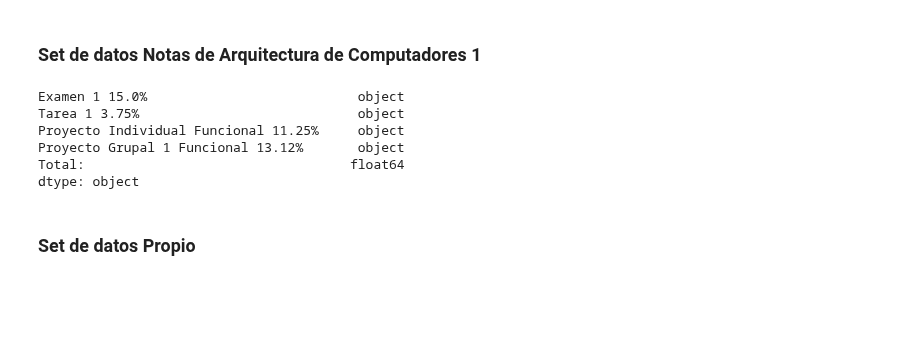
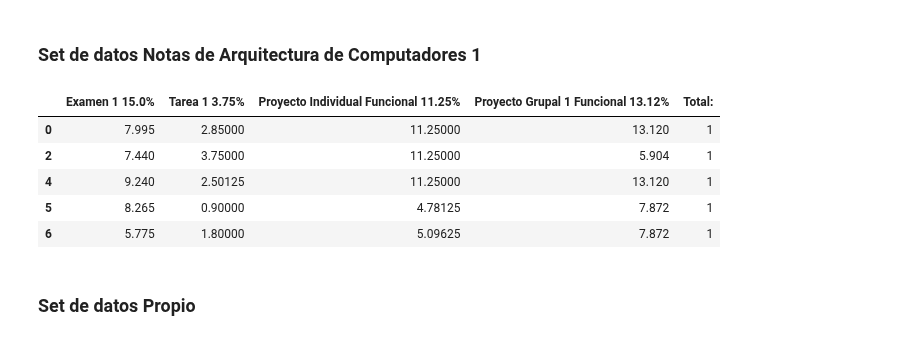
Before and after one commit to JulianCamacho/CE-5506-Reconocimiento-de-Patrones, a Jupyter notebook: Proyecto1/Proyecto1.ipynb, the cells around one changed output. Drawn from its saved outputs; the diff is of its cells as text; code cells hidden in the pictures; blank space fills up the shorter version.

```diff
--- a/Proyecto1/Proyecto1.ipynb
+++ b/Proyecto1/Proyecto1.ipynb
@@ -143,47 +143,60 @@ data_arquiI_2022_s1 = pd.read_csv("2022-s1.csv", delimiter=';')
 data_arquiI_2022_s2 = pd.read_csv("2022-s2.csv", delimiter=';')
 
 #=======  Feature Engineering  =======#
 
+# Feature Selection
 # Conservar solo features que se toman en cuenta de cada archivo
 data_arquiI_2021_s1 = data_arquiI_2021_s1.loc[:, ['Examen 1 15.0%', 'Tarea 1 3.75%',
        'Proyecto Individual Funcional 11.25%','Proyecto Grupal 1 Funcional 13.12%', 'Total: ']]
 data_arquiI_2021_s2 = data_arquiI_2021_s2.loc[:, ['Examen 1 15.0%', 'Tarea 1',
        'Proyecto Individual Funcional 11.25%','Proyecto Grupal 1 Funcional 13.12%', 'Total: ']]
 data_arquiI_2022_s1 = data_arquiI_2022_s1.loc[:, ['Examen parcial 1 15%', 'Tarea 1 evaluación 3.75%',
        'Proyecto Individual Funcional 11.25%','Proyecto Grupal 1 Funcional 13.12%', 'Total: ']]
 data_arquiI_2022_s2 = data_arquiI_2022_s2.loc[:, ['Examen parcial 1 15%', 'Tarea 1 3.75%',
        'Proyecto Individual Funcional 11.25%','Proyecto Grupal 1 Func Eval 13.12%', 'Total: ']]
 
-#Renombrar columnas para combinarlas
+# Renombrar columnas para combinarlas
 data_arquiI_2021_s1 = data_arquiI_2021_s1.rename(columns={'Examen parcial 1 15%': 'Examen 1 15.0%'})
 data_arquiI_2021_s2 = data_arquiI_2021_s2.rename(columns={'Tarea 1': 'Tarea 1 3.75%'})
 data_arquiI_2022_s1 = data_arquiI_2022_s1.rename(columns={'Examen parcial 1 15%': 'Examen 1 15.0%',
                             'Tarea 1 evaluación 3.75%': 'Tarea 1 3.75%'})
 data_arquiI_2022_s2 = data_arquiI_2022_s2.rename(columns={'Examen parcial 1 15%': 'Examen 1 15.0%',
                             'Proyecto Grupal 1 Func Eval 13.12%': 'Proyecto Grupal 1 Funcional 13.12%'})
 
-#Combinar todos los datos en un solo set
+# Combinar todos los datos en un solo set
 data_arquiI_combined = pd.concat([data_arquiI_2021_s1, data_arquiI_2021_s2,
                                   data_arquiI_2022_s1, data_arquiI_2022_s2],
                                   axis=0, ignore_index=True)
-#data_arquiI_combined.columns
-#data_arquiI_combined['Examen 1 15.0%'] = data_arquiI_combined['Examen 1 15.0%'].astype('float64')
-data_arquiI_combined = data_arquiI_combined.infer_objects()
-data_arquiI_combined.dtypes
+
+# Reemplazar espacios en blanco con NaN
+data_arquiI_combined = data_arquiI_combined.replace(' ', np.nan)
+# Eliminar filas que contengan al menos un NaN
+data_arquiI_combined = data_arquiI_combined.dropna()
+# Castear tipos de string a float
+data_arquiI_combined = data_arquiI_combined.astype('float64')
+
+
 # Convertir la calidad en un problema de clasificación binaria
-#data_arquiI_combined['Total: '] = np.where(data['Total: '] >= 67.5, 1, 0)
+data_arquiI_combined['Total: '] = np.where(data_arquiI_combined['Total: '] >= 67.5, 1, 0)
 
-#print(data['quality'])
+# Ajustar
+data_arquiI_combined['Examen 1 15.0%'] = data_arquiI_combined['Examen 1 15.0%']*0.15
+data_arquiI_combined['Tarea 1 3.75%'] = data_arquiI_combined['Tarea 1 3.75%']*0.0375
+data_arquiI_combined['Proyecto Individual Funcional 11.25%'] = data_arquiI_combined['Proyecto Individual Funcional 11.25%']*0.1125
+data_arquiI_combined['Proyecto Grupal 1 Funcional 13.12%'] = data_arquiI_combined['Proyecto Grupal 1 Funcional 13.12%']*0.1312
+
+data_arquiI_combined.head()
+
 ## Dividir los datos en conjunto de entrenamiento y prueba
 #train_data = data.sample(frac=0.8, random_state=42)
 #test_data = data.drop(train_data.index)
 # %% [output]
-Examen 1 15.0%                           object
-Tarea 1 3.75%                            object
-Proyecto Individual Funcional 11.25%     object
-Proyecto Grupal 1 Funcional 13.12%       object
-Total:                                  float64
-dtype: object
+|  | Examen 1 15.0% | Tarea 1 3.75% | Proyecto Individual Funcional 11.25% | Proyecto Grupal 1 Funcional 13.12% | Total: |
+| 0 | 7.995 | 2.85000 | 11.25000 | 13.120 | 1 |
+| 2 | 7.440 | 3.75000 | 11.25000 | 5.904 | 1 |
+| 4 | 9.240 | 2.50125 | 11.25000 | 13.120 | 1 |
+| 5 | 8.265 | 0.90000 | 4.78125 | 7.872 | 1 |
+| 6 | 5.775 | 1.80000 | 5.09625 | 7.872 | 1 |
 # %% [markdown]
 ### Set de datos Propio
 # %% [markdown]
```
